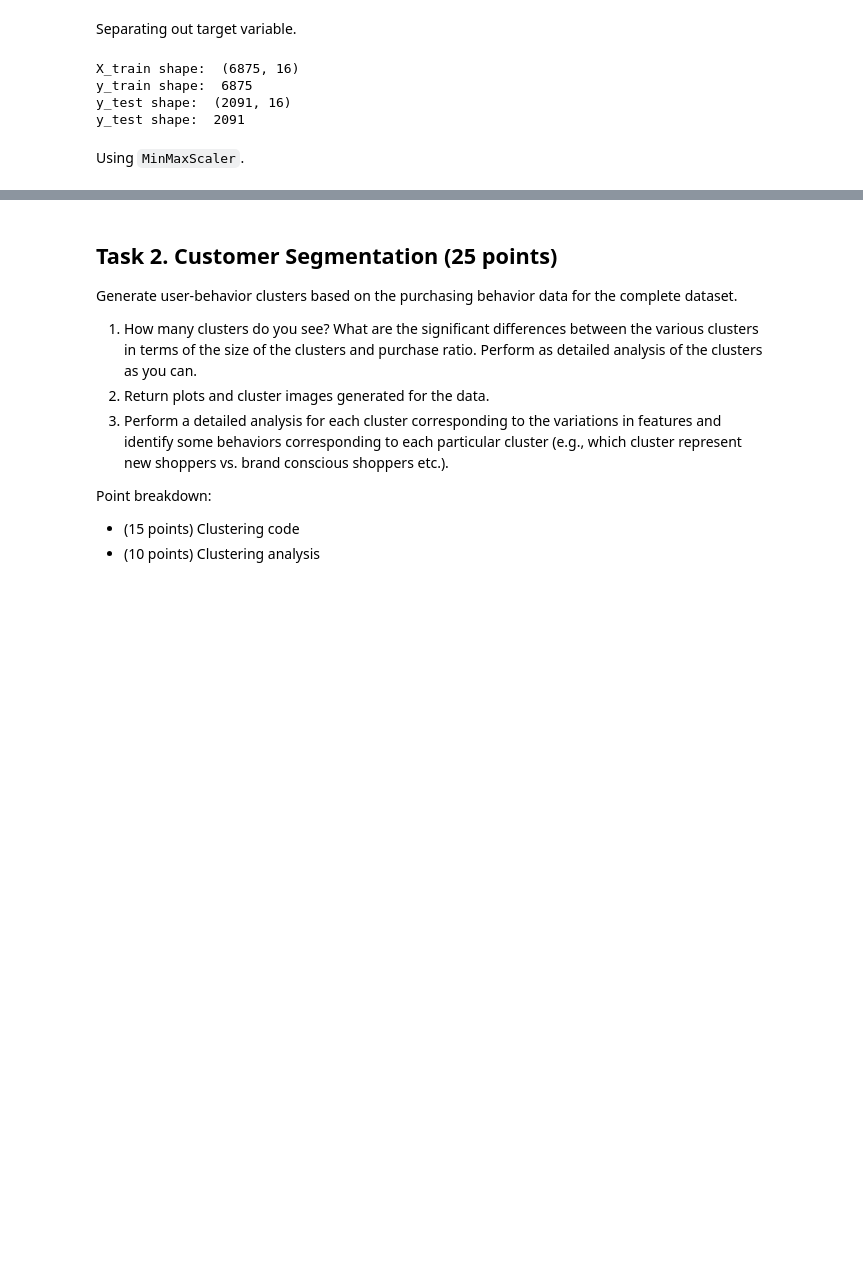
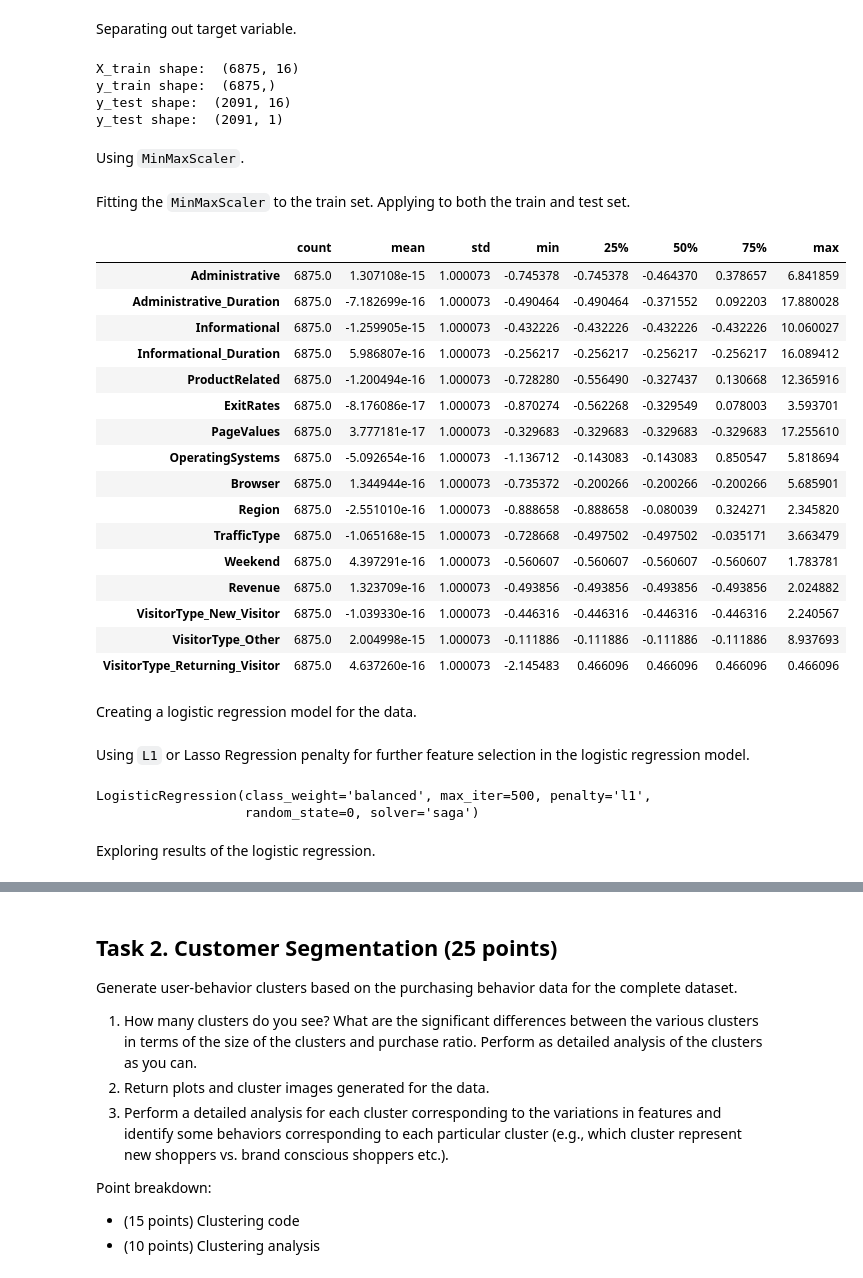
Before and after one commit to cimoody/MLE-7, a Jupyter notebook: assignments/midterm/Midterm_CIMoody.ipynb, the cells around one changed output, grey strips where cells are left out. Drawn from its saved outputs; the diff is of its cells as text; code cells hidden in the pictures; blank space fills up the shorter version.

Commit message:
Working on regression.

```diff
--- a/assignments/midterm/Midterm_CIMoody.ipynb
+++ b/assignments/midterm/Midterm_CIMoody.ipynb
@@ -581,23 +590,50 @@ y_test = test_set[['Revenue']]
 X_test = test_set
 # %%
 print('X_train shape: ', X_train.shape)
-print('y_train shape: ', len(y_train))
+print('y_train shape: ', y_train.shape)
 
 print('y_test shape: ', X_test.shape)
-print('y_test shape: ', len(y_test))
+print('y_test shape: ', y_test.shape)
 # %% [output]
 X_train shape:  (6875, 16)
-y_train shape:  6875
+y_train shape:  (6875,)
 y_test shape:  (2091, 16)
-y_test shape:  2091
+y_test shape:  (2091, 1)
 # %% [markdown]
 Using `MinMaxScaler`.
+# %% [markdown]
+Fitting the `MinMaxScaler` to the train set. Applying to both the train and test set.
 # %%
-scaler = MinMaxScaler()
+# scaler = MinMaxScaler()
+scaler = StandardScaler()
 scaler.fit(X_train)
 
 train_norm = scaler.transform(X_train)
 
-Xs_train = pd.DataFrame(train_norm, columns=X_train.columns).describe()
+Xs_train = pd.DataFrame(scaler.transform(X_train), columns=X_test.columns)
 # %%
 Xs_test = pd.DataFrame(scaler.transform(X_test), columns=X_test.columns)
+# %%
+Xs_train.describe().transpose()
+# %% [output]
+|  | count | mean | std | min | 25% | 50% | 75% | max |
+| Administrative | 6875.0 | 1.307108e-15 | 1.000073 | -0.745378 | -0.745378 | -0.464370 | 0.378657 | 6.841859 |
+| Administrative_Duration | 6875.0 | -7.182699e-16 | 1.000073 | -0.490464 | -0.490464 | -0.371552 | 0.092203 | 17.880028 |
+| Informational | 6875.0 | -1.259905e-15 | 1.000073 | -0.432226 | -0.432226 | -0.432226 | -0.432226 | 10.060027 |
+| Informational_Duration | 6875.0 | 5.986807e-16 | 1.000073 | -0.256217 | -0.256217 | -0.256217 | -0.256217 | 16.089412 |
+| ProductRelated | 6875.0 | -1.200494e-16 | 1.000073 | -0.728280 | -0.556490 | -0.327437 | 0.130668 | 12.365916 |
+| ExitRates | 6875.0 | -8.176086e-17 | 1.000073 | -0.870274 | -0.562268 | -0.329549 | 0.078003 | 3.593701 |
+| PageValues | 6875.0 | 3.777181e-17 | 1.000073 | -0.329683 | -0.329683 | -0.329683 | -0.329683 | 17.255610 |
+| OperatingSystems | 6875.0 | -5.092654e-16 | 1.000073 | -1.136712 | -0.143083 | -0.143083 | 0.850547 | 5.818694 |
+| Browser | 6875.0 | 1.344944e-16 | 1.000073 | -0.735372 | -0.200266 | -0.200266 | -0.200266 | 5.685901 |
+| Region | 6875.0 | -2.551010e-16 | 1.000073 | -0.888658 | -0.888658 | -0.080039 | 0.324271 | 2.345820 |
+| TrafficType | 6875.0 | -1.065168e-15 | 1.000073 | -0.728668 | -0.497502 | -0.497502 | -0.035171 | 3.663479 |
+| Weekend | 6875.0 | 4.397291e-16 | 1.000073 | -0.560607 | -0.560607 | -0.560607 | -0.560607 | 1.783781 |
+| Revenue | 6875.0 | 1.323709e-16 | 1.000073 | -0.493856 | -0.493856 | -0.493856 | -0.493856 | 2.024882 |
+| VisitorType_New_Visitor | 6875.0 | -1.039330e-16 | 1.000073 | -0.446316 | -0.446316 | -0.446316 | -0.446316 | 2.240567 |
+| VisitorType_Other | 6875.0 | 2.004998e-15 | 1.000073 | -0.111886 | -0.111886 | -0.111886 | -0.111886 | 8.937693 |
+| VisitorType_Returning_Visitor | 6875.0 | 4.637260e-16 | 1.000073 | -2.145483 | 0.466096 | 0.466096 | 0.466096 | 0.466096 |
+# %% [markdown]
+Creating a logistic regression model for the data.
+# %% [markdown]
+Using `L1` or Lasso Regression penalty for further feature selection in the logistic regression model.
@@ -603,0 +642,7 @@ Xs_test = pd.DataFrame(scaler.transform(X_test), columns=X_test.columns)
+# %%
+log_model.fit(Xs_train, y_train)
+# %% [output]
+LogisticRegression(class_weight='balanced', max_iter=500, penalty='l1',
+                   random_state=0, solver='saga')
+# %% [markdown]
+Exploring results of the logistic regression.
```
Also changed, not shown: parts of 6 cells of this notebook.
